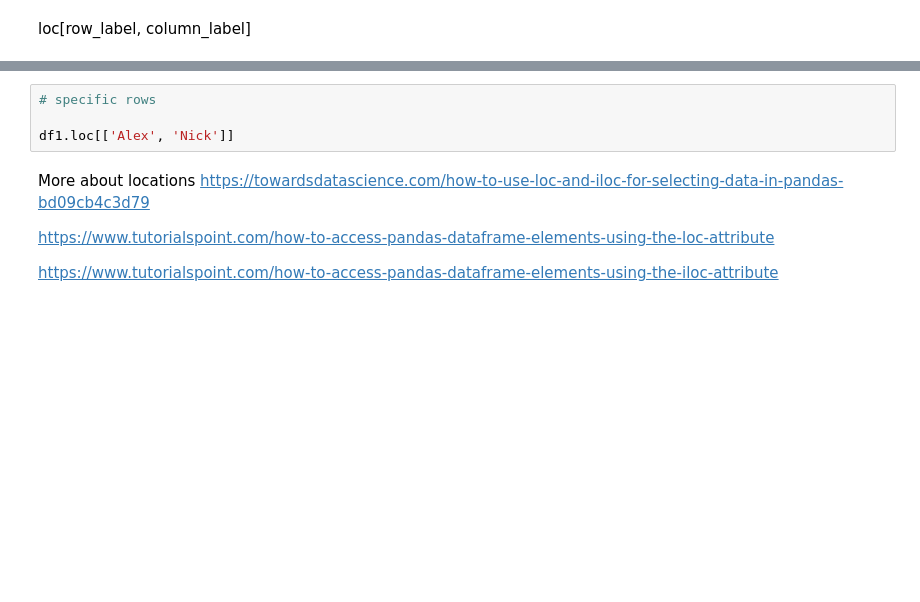
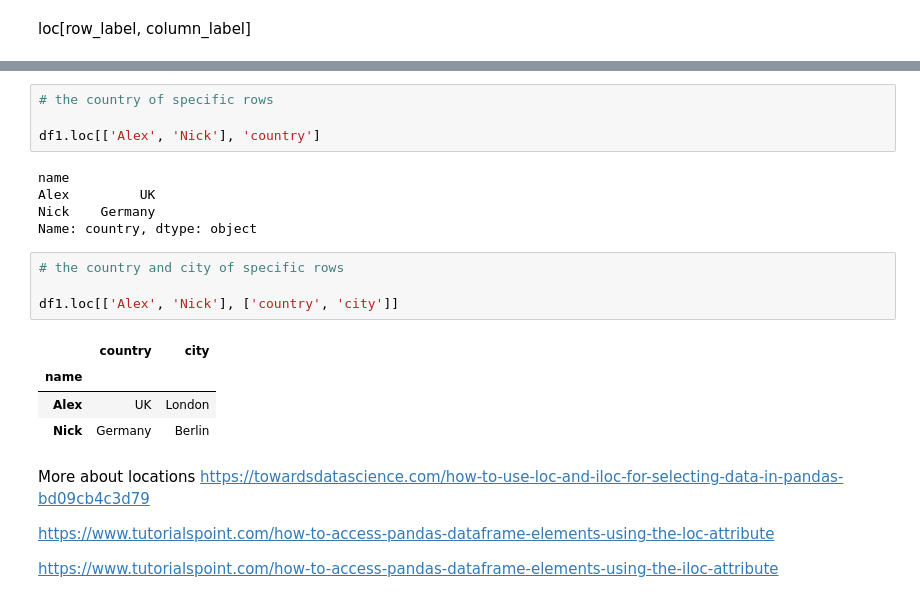
Before and after one commit to datalover2023/Excel_Automation, a Jupyter notebook: Python_Basics_Module_1.ipynb, the cells around one changed output, grey strips where cells are left out. Saved outputs shown, nothing was run; the diff lists cells and outputs as text; blank space fills up the shorter version.

```diff
--- a/Python_Basics_Module_1.ipynb
+++ b/Python_Basics_Module_1.ipynb
@@ -678,7 +1009,21 @@ df1.loc['Nick':'Winston', 'country']
 # %%
-# specific rows
+# the country of specific rows
 
-df1.loc[['Alex', 'Nick']]
+df1.loc[['Alex', 'Nick'], 'country']
+# %% [output]
+name
+Alex         UK
+Nick    Germany
+Name: country, dtype: object
+# %%
+# the country and city of specific rows
+
+df1.loc[['Alex', 'Nick'], ['country', 'city']]
+# %% [output]
+|  | country | city |
+| name |  |  |
+| Alex | UK | London |
+| Nick | Germany | Berlin |
 # %% [markdown]
 More about locations https://towardsdatascience.com/how-to-use-loc-and-iloc-for-selecting-data-in-pandas-bd09cb4c3d79
 
```
Also changed, not shown: parts of 142 cells of this notebook.
